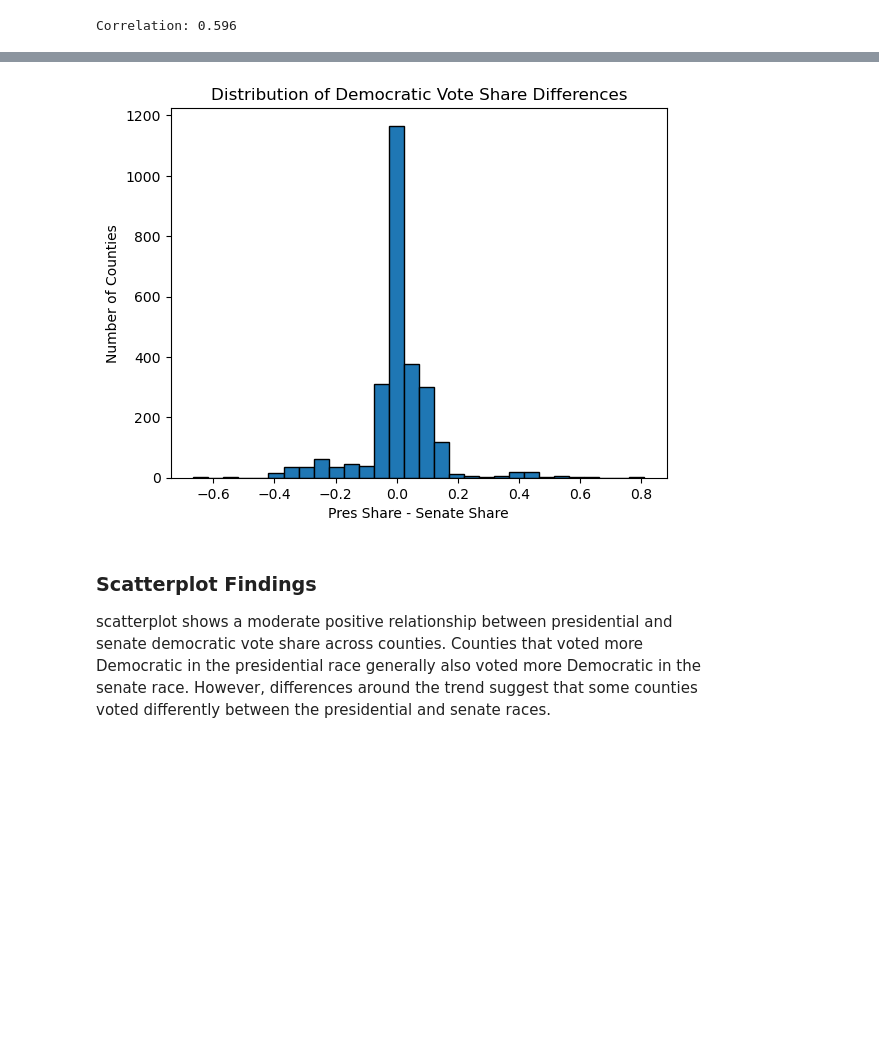
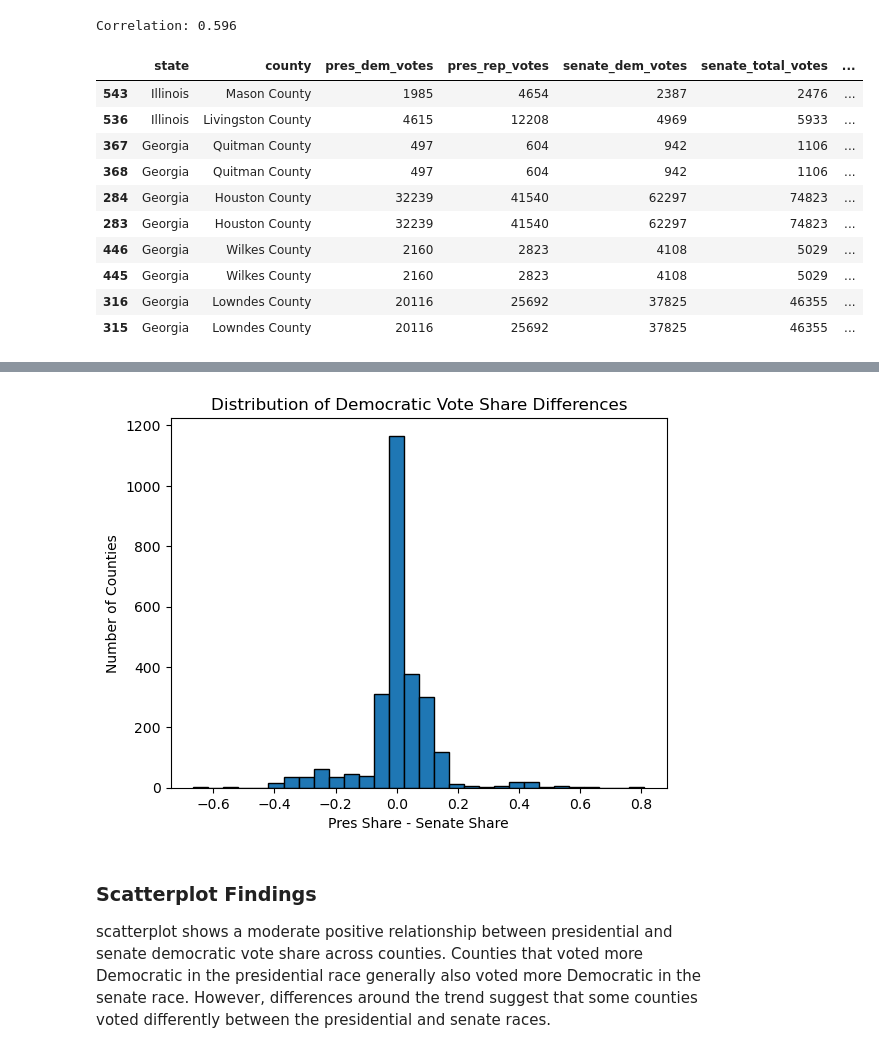
Before and after one commit to lucasanckl66/datasci151spring2026, a Jupyter notebook: _final_project/final.ipynb, the cells around one changed output, grey strips where cells are left out. Drawn from its saved outputs; the diff is of its cells as text; code cells hidden in the pictures; blank space fills up the shorter version.

```diff
--- a/_final_project/final.ipynb
+++ b/_final_project/final.ipynb
@@ -170,14 +169,25 @@ print("Correlation:", round(correlation, 3))
 [figure]
 Correlation: 0.596
 # %%
-merged.sort_values(by = "share_difference").head(10)
-merged.sort_values(by = "share_difference", ascending = False).head(10)
+display(merged.sort_values(by = "share_difference").head(10))
+display(merged.sort_values(by = "share_difference", ascending = False).head(10))
 
 plt.hist(merged["share_difference"], bins = 30, edgecolor = "black")
 plt.xlabel("Pres Share - Senate Share")
 plt.ylabel("Number of Counties")
 plt.title("Distribution of Democratic Vote Share Differences")
 plt.show()
 
 #finds counties with largest diff, creates hist of vote share diff
 # %% [output]
+|  | state | county | pres_dem_votes | pres_rep_votes | senate_dem_votes | senate_total_votes | ... |
+| 543 | Illinois | Mason County | 1985 | 4654 | 2387 | 2476 | ... |
+| 536 | Illinois | Livingston County | 4615 | 12208 | 4969 | 5933 | ... |
+| 367 | Georgia | Quitman County | 497 | 604 | 942 | 1106 | ... |
+| 368 | Georgia | Quitman County | 497 | 604 | 942 | 1106 | ... |
+| 284 | Georgia | Houston County | 32239 | 41540 | 62297 | 74823 | ... |
+| 283 | Georgia | Houston County | 32239 | 41540 | 62297 | 74823 | ... |
+| 446 | Georgia | Wilkes County | 2160 | 2823 | 4108 | 5029 | ... |
+| 445 | Georgia | Wilkes County | 2160 | 2823 | 4108 | 5029 | ... |
+| 316 | Georgia | Lowndes County | 20116 | 25692 | 37825 | 46355 | ... |
+| 315 | Georgia | Lowndes County | 20116 | 25692 | 37825 | 46355 | ... |
```
Also changed, not shown: parts of 6 cells of this notebook.
